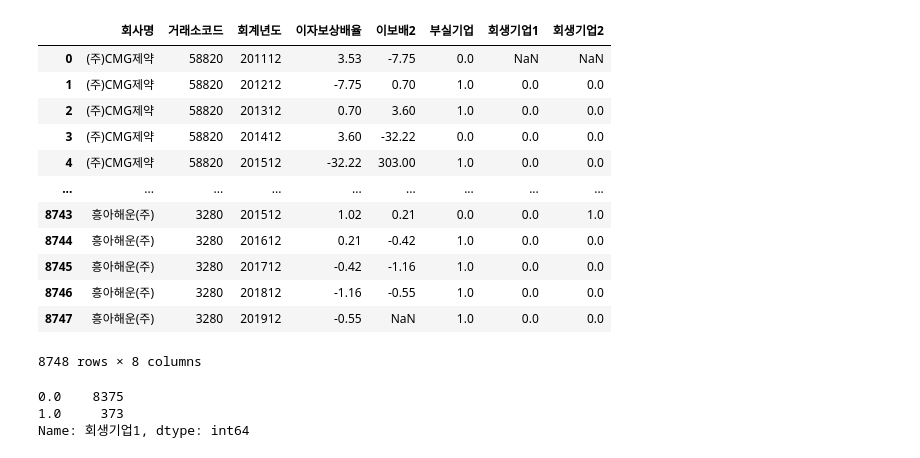
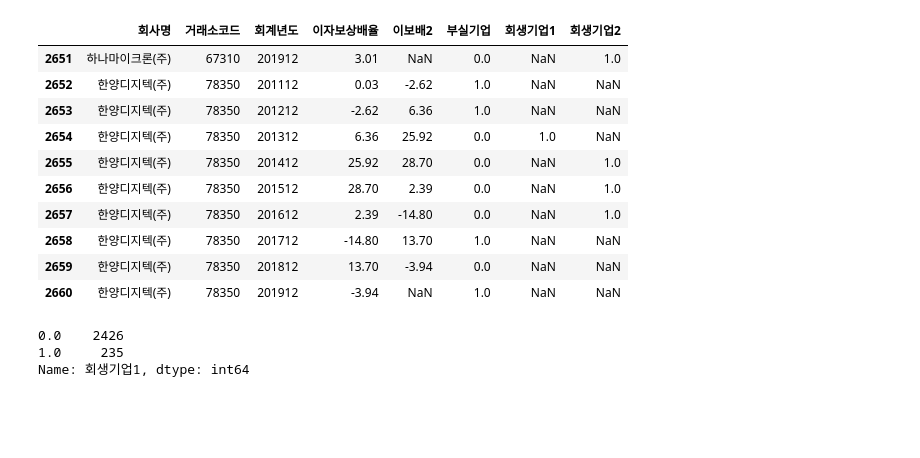
Before and after one commit to pelllzz/ubion4_project2, a Jupyter notebook: code/code_main/00_company_real.ipynb, the cells around one changed output. Saved outputs shown, nothing was run; the diff lists cells and outputs as text; code cells hidden in the pictures; blank space fills up the shorter version.

```diff
--- a/code/code_main/00_company_real.ipynb
+++ b/code/code_main/00_company_real.ipynb
@@ -6,7 +6,7 @@ import numpy as np
 import warnings
 warnings.filterwarnings('ignore')
 # %%
-df = pd.read_csv("../../csv_data/use/00_real_real_real_true_data.csv", thousands=",", encoding="CP949")
+df = pd.read_csv("../../csv_data/use/dataset3_2.csv", thousands=",", encoding="UTF-8")
 #df.drop(columns=["Unnamed: 0"], inplace=True)
 # %%
 df
@@ -91,11 +89,11 @@ df2
 # %%
-df2['회생기업1'] = 0
-df2['회생기업2'] = 0
+#df2['회생기업1'] = 0
+#df2['회생기업2'] = 0
 # %%
 # t+1 이상의 기업들 중 살아난 기업 찾기
 t_one = []
 count = 0
-count_for_f = 0
+#count_for_f = 0
 company = df2.iloc[0]['회사명']
 
 for i in range(0, len(df2)):
@@ -103,28 +101,15 @@ for i in range(0, len(df2)):
     if company != df2.iloc[i]['회사명']:
         company = df2.iloc[i]['회사명']
         count = 0
-        count_for_f = 0
+        #count_for_f = 0
         #continue #is it?
 
     elif count > 0:
         continue
 
-    if df2.iloc[i]['부실기업'] == 1:
-        count_for_f += 1
-    #else:
-        #count_for_f = 0
-
-    # if count_for_f > 2:
-        #continue
-
-    # 위에 있는 continue 조건문 쓸거면 elif로 수정
-    if df2.iloc[i]['이자보상배율'] < 1 and df2.iloc[i]['이보배2'] >= 1 and df2.iloc[i]['부실기업']== 1 and count_for_f == 1:
+    if df2.iloc[i]['이자보상배율'] < 1 and df2.iloc[i]['이보배2'] >= 1 and df2.iloc[i]['부실기업']== 1:
         df2.loc[i, '회생기업1'] = 1
         count += 1
-
-    # elif count_for_f > 2:
-    #     if df2.loc[i-1, '회생기업1'] == 1:
-    #         df2.loc[i, '회생기업1'] = 1
 # %%
 df2
 # %% [output]
@@ -175,12 +160,7 @@ for i in range(0, len(df2)):
                 df2.loc[i, "회생기업2"] = 1
         count += 1
         #t_two.append(df2.loc[i])
-        continue
-
-    # elif i == 0 :continue
-    # elif df2.loc[i, '회사명'] == df2.loc[i-1, '회사명']:
-    #     if df2.loc[i-1, '회생기업2'] == 1:
-    #         df2.loc[i, '회생기업2'] = 1
+        #continue
 # %%
 # # t+2 이상의 기업들 중 살아난 기업 찾기 (구)
 # # 숫자 2 이상으로 조절해서 나가시면 됩니다
@@ -222,19 +202,17 @@ for i in range(0, len(df2)):
 df2['회생기업1'] = df2['회생기업1'].shift().where(df2['회사명']==(df2['회사명']).shift())
 df2['회생기업2'] = df2['회생기업2'].shift().where(df2['회사명']==(df2['회사명']).shift())
 # %%
-df2
+df2.tail(10)
 # %% [output]
 |  | 회사명 | 거래소코드 | 회계년도 | 이자보상배율 | 이보배2 | 부실기업 | 회생기업1 | 회생기업2 |
-| 0 | (주)CMG제약 | 58820 | 201112 | 3.53 | -7.75 | 0.0 | NaN | NaN |
-| 1 | (주)CMG제약 | 58820 | 201212 | -7.75 | 0.70 | 1.0 | 0.0 | 0.0 |
-| 2 | (주)CMG제약 | 58820 | 201312 | 0.70 | 3.60 | 1.0 | 0.0 | 0.0 |
-| 3 | (주)CMG제약 | 58820 | 201412 | 3.60 | -32.22 | 0.0 | 0.0 | 0.0 |
-| 4 | (주)CMG제약 | 58820 | 201512 | -32.22 | 303.00 | 1.0 | 0.0 | 0.0 |
-| ... | ... | ... | ... | ... | ... | ... | ... | ... |
-| 8743 | 흥아해운(주) | 3280 | 201512 | 1.02 | 0.21 | 0.0 | 0.0 | 1.0 |
-| 8744 | 흥아해운(주) | 3280 | 201612 | 0.21 | -0.42 | 1.0 | 0.0 | 0.0 |
-| 8745 | 흥아해운(주) | 3280 | 201712 | -0.42 | -1.16 | 1.0 | 0.0 | 0.0 |
-| 8746 | 흥아해운(주) | 3280 | 201812 | -1.16 | -0.55 | 1.0 | 0.0 | 0.0 |
-| 8747 | 흥아해운(주) | 3280 | 201912 | -0.55 | NaN | 1.0 | 0.0 | 0.0 |
+| 2651 | 하나마이크론(주) | 67310 | 201912 | 3.01 | NaN | 0.0 | NaN | 1.0 |
+| 2652 | 한양디지텍(주) | 78350 | 201112 | 0.03 | -2.62 | 1.0 | NaN | NaN |
+| 2653 | 한양디지텍(주) | 78350 | 201212 | -2.62 | 6.36 | 1.0 | NaN | NaN |
+| 2654 | 한양디지텍(주) | 78350 | 201312 | 6.36 | 25.92 | 0.0 | 1.0 | NaN |
+| 2655 | 한양디지텍(주) | 78350 | 201412 | 25.92 | 28.70 | 0.0 | NaN | 1.0 |
+| 2656 | 한양디지텍(주) | 78350 | 201512 | 28.70 | 2.39 | 0.0 | NaN | 1.0 |
+| 2657 | 한양디지텍(주) | 78350 | 201612 | 2.39 | -14.80 | 0.0 | NaN | 1.0 |
+| 2658 | 한양디지텍(주) | 78350 | 201712 | -14.80 | 13.70 | 1.0 | NaN | NaN |
+| 2659 | 한양디지텍(주) | 78350 | 201812 | 13.70 | -3.94 | 0.0 | NaN | NaN |
+| 2660 | 한양디지텍(주) | 78350 | 201912 | -3.94 | NaN | 1.0 | NaN | NaN |
-8748 rows × 8 columns
 # %%
@@ -250,8 +228,8 @@ df3['회생기업2'] = df3['회생기업2'].fillna(0)
 # %%
 df3['회생기업1'].value_counts()
 # %% [output]
-0.0    8375
-1.0     373
+0.0    2426
+1.0     235
 Name: 회생기업1, dtype: int64
 # %%
 df3['회생기업2'].value_counts()
```
Also changed, not shown: parts of 9 cells of this notebook, 13 other files.
